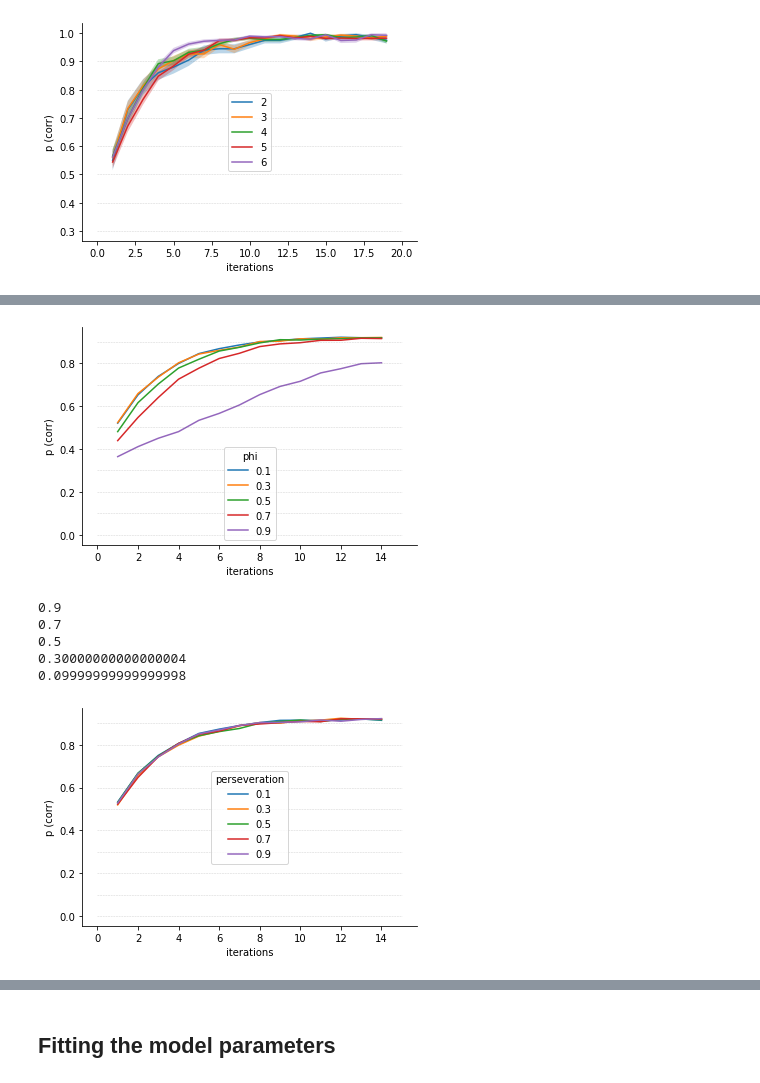
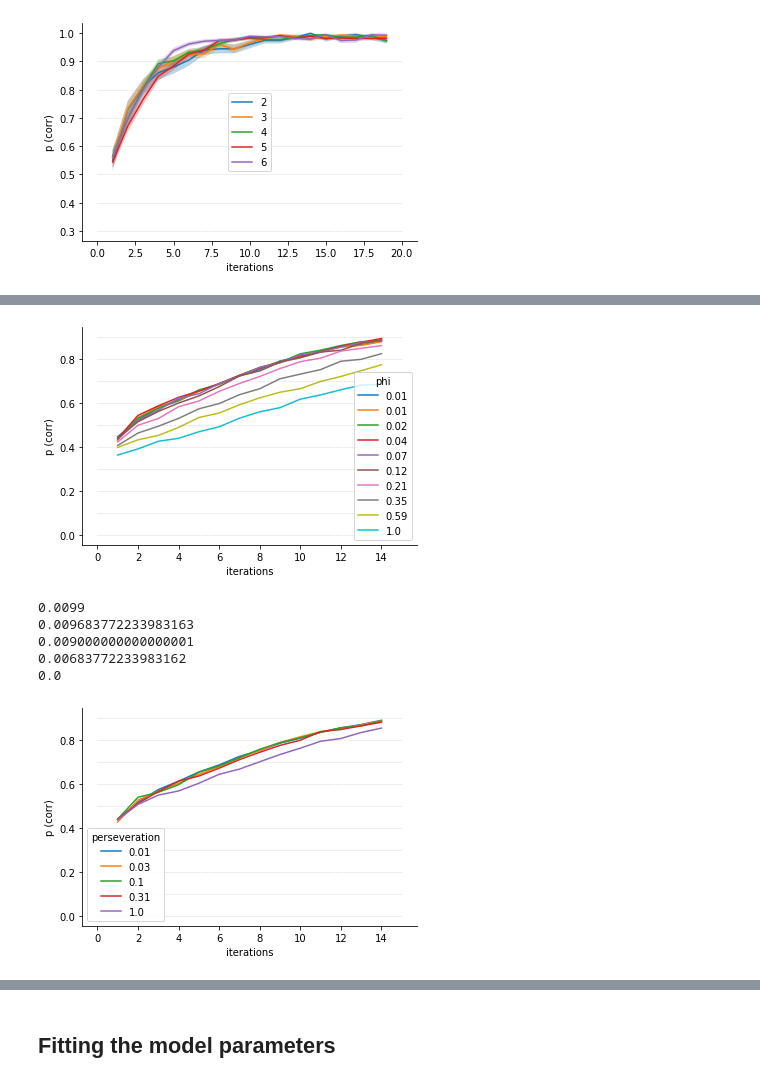
Before and after one commit to alebel14/impulsivity, a Jupyter notebook: RL Implementation.ipynb, the cells around one changed output, grey strips where cells are left out. Cells and saved outputs as stored; diff of their text form; code cells hidden in the pictures.

```diff
--- a/RL Implementation.ipynb
+++ b/RL Implementation.ipynb
@@ -499,10 +484,10 @@ plt.figure()
 ax = plt.subplot(111)
 
 for i in all_correct.keys():
-    plt.plot(list(range(1, 15)), np.mean(np.array(all_correct[i]), axis=0), label=i)
+    plt.plot(list(range(1, 15)), np.mean(np.array(all_correct[i]), axis=0), label=f'{i:.4}')
     #plt.fill_between(list(range(1, 15)), [i-j for i, j in zip(np.mean(np.array(all_correct[i]), axis=0), np.mean(np.array(all_sem[i]), axis=0))], [i+j for i, j in zip(np.mean(np.array(all_correct[i]), axis=0), np.mean(np.array(all_sem[i]), axis=0))], alpha=0.3)
 
-for y in range(20, 60, 10):
+for y in range(20, 100, 10):
      plt.plot([0, 8, 14, 15], [y/100]*4, '--', lw=0.5, color='dimgray', alpha=0.3)
 
 plt.legend(title='Alpha')
@@ -519,12 +504,11 @@ plt.show()
 # %%
 all_correct = dict()
 all_sem = dict()
-for b in range (0, 10, 2):
+for b in np.geomspace(1, 100, num=10):
     correct = []
     correct_sem = []
     for i in range(1000):
-        model = simulate_RL6(alpha, b, epsilon, phi, pers, T, actions, r)
-
+        model = simulate_RLWM(alpha, K, prior, b, epsilon, phi, pers, T, actions, r)
         model.fit()
         model.get_delay()
         model.get_iteration()
@@ -565,11 +549,11 @@ plt.show()
 # %%
 all_correct = dict()
 all_sem = dict()
-for e in range (10, 100, 20):
+for e in range (10, 100, 10):
     correct = []
     correct_sem = []
     for i in range(1000):
-        model = simulate_RL6(alpha, beta, e/100, phi, pers, T, actions, r)
+        model = simulate_RLWM(alpha, K, prior, beta, e/100, phi, pers, T, actions, r)
 
         model.fit()
         model.get_delay()
@@ -611,11 +595,11 @@ plt.show()
 # %%
 all_correct = dict()
 all_sem = dict()
-for p in range (10, 100, 20):
+for p in np.geomspace(0.01, 1, num=10):
     correct = []
     correct_sem = []
     for i in range(1000):
-        model = simulate_RL6(alpha, beta, epsilon, p/100, pers, T, actions, r)
+        model = simulate_RLWM(alpha, K, prior, beta, epsilon, p, pers, T, actions, r)
 
         model.fit()
         model.get_delay()
@@ -630,38 +614,38 @@ for p in range (10, 100, 20):
             sem_iter.append(scipy.stats.sem(test_result))
         correct.append(all_iter)
         correct_sem.append(sem_iter)
-    all_correct[str(p/100)] = correct
-    all_sem[str(p/100)] = correct_sem
+    all_correct[str(p)] = correct
+    all_sem[str(p)] = correct_sem
 # %%
 plt.figure()
 ax = plt.subplot(111)
 
 for i in all_correct.keys():
-    plt.plot(list(range(1, 15)), np.mean(np.array(all_correct[i]), axis=0), label=i)
+    plt.plot(list(range(1, 15)), np.mean(np.array(all_correct[i]), axis=0), label=f'{i:.4}')
     #plt.fill_between(list(range(1, 15)), [i-j for i, j in zip(np.mean(np.array(all_correct[i]), axis=0), np.mean(np.array(all_sem[i]), axis=0))], [i+j for i, j in zip(np.mean(np.array(all_correct[i]), axis=0), np.mean(np.array(all_sem[i]), axis=0))], alpha=0.3)
 
 for y in range(0, 100, 10):
      plt.plot([0, 8, 14, 15], [y/100]*4, '--', lw=0.5, color='dimgray', alpha=0.3)
 
 plt.legend(title='phi')
 plt.xlabel('iterations')
 plt.ylabel('p (corr)')
 ax.spines['top'].set_visible(False)
 ax.spines['right'].set_visible(False)
 ax.spines['bottom'].set_visible(True)
 ax.spines['left'].set_visible(True)
 
 plt.show()
 # %% [output]
-[figure, old version]
+[figure, new version]
 # %%
 all_correct = dict()
 all_sem = dict()
-for p in range (10, 100, 20):
+for p in np.geomspace(0.01, 1, num=5):
     correct = []
     correct_sem = []
     for i in range(1000):
-        model = simulate_RL6(alpha, beta, epsilon, phi, p/100, T, actions, r)
+        model = simulate_RLWM(alpha, K, prior, beta, epsilon, phi, p, T, actions, r)
 
         model.fit()
         model.get_delay()
@@ -678,20 +662,20 @@ for p in range (10, 100, 20):
             sem_iter.append(scipy.stats.sem(test_result))
         correct.append(all_iter)
         correct_sem.append(sem_iter)
-    all_correct[str(p/100)] = correct
-    all_sem[str(p/100)] = correct_sem
+    all_correct[str(p)] = correct
+    all_sem[str(p)] = correct_sem
 # %% [output]
-0.9
-0.7
-0.5
-0.30000000000000004
-0.09999999999999998
+0.0099
+0.009683772233983163
+0.009000000000000001
+0.00683772233983162
+0.0
 # %%
 plt.figure()
 ax = plt.subplot(111)
 
 for i in all_correct.keys():
-    plt.plot(list(range(1, 15)), np.mean(np.array(all_correct[i]), axis=0), label=i)
+    plt.plot(list(range(1, 15)), np.mean(np.array(all_correct[i]), axis=0), label=f'{i:.4}')
     #plt.fill_between(list(range(1, 15)), [i-j for i, j in zip(np.mean(np.array(all_correct[i]), axis=0), np.mean(np.array(all_sem[i]), axis=0))], [i+j for i, j in zip(np.mean(np.array(all_correct[i]), axis=0), np.mean(np.array(all_sem[i]), axis=0))], alpha=0.3)
 
 for y in range(0, 100, 10):
@@ -707,4 +691,4 @@ ax.spines['left'].set_visible(True)
 
 plt.show()
 # %% [output]
-[figure, old version]
+[figure, new version]
```
Also changed, not shown: parts of 41 cells of this notebook, 2 other files.
